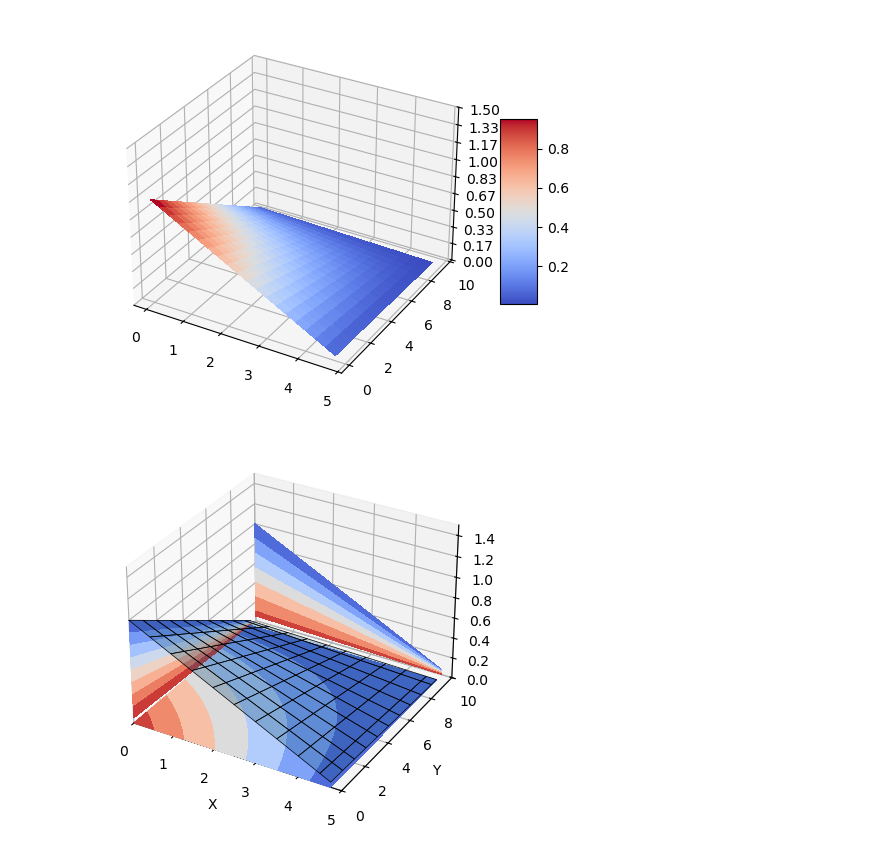
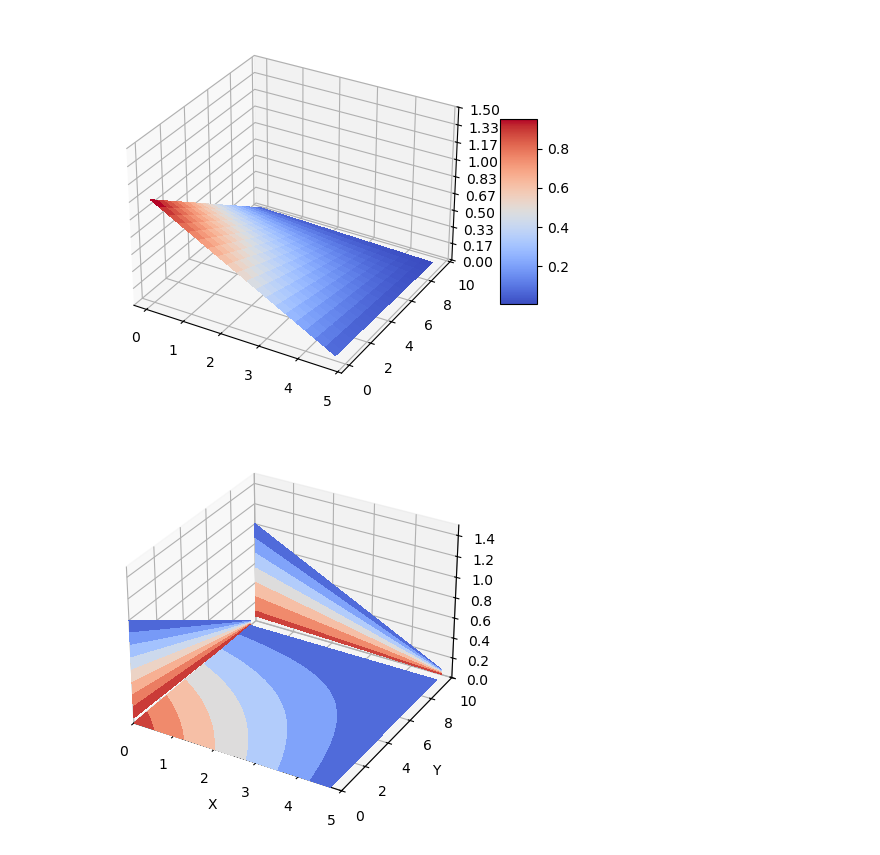
Before and after one commit to nachtdenkerr/42Horsepower, a Jupyter notebook: test.ipynb, the cells around one changed output. Cells and saved outputs as stored; diff of their text form; code cells hidden in the pictures.

```diff
--- a/test.ipynb
+++ b/test.ipynb
@@ -357,21 +357,21 @@ plt.show()
 # %%
 import matplotlib.pyplot as plt
 from mpl_toolkits.mplot3d import axes3d
 
 fig = plt.figure()
 ax = fig.add_subplot(projection='3d')
 
 # Plot the 3D surface
-ax.plot_surface(distance_from_ideal, direction_diff, reward, edgecolor='black', lw=0.5, rstride=2, cstride=2,
-                alpha=0.3)
+#ax.plot_surface(distance_from_ideal, direction_diff, reward, edgecolor='black', lw=0.5, rstride=2, cstride=2,
+#                alpha=0.3)
 
 ax.contourf(distance_from_ideal, direction_diff, reward, zdir='z', offset=0, cmap='coolwarm')
 ax.contourf(distance_from_ideal, direction_diff, reward, zdir='x', offset=0, cmap='coolwarm')
 ax.contourf(distance_from_ideal, direction_diff, reward, zdir='y', offset=10, cmap='coolwarm')
 
 ax.set(xlim=(0, 5), ylim=(0, 10), zlim=(0, 1.5),
        xlabel='X', ylabel='Y', zlabel='Z')
 
 plt.show()
 # %% [output]
-[figure, old version]
+[figure, new version]
```
Also changed, not shown: 28 other files.
